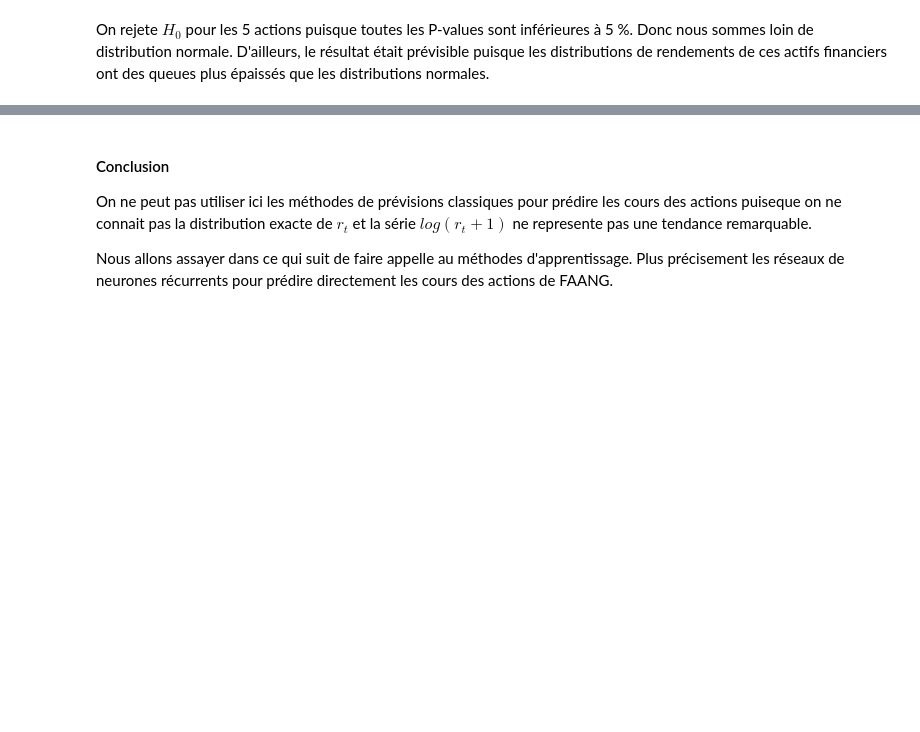
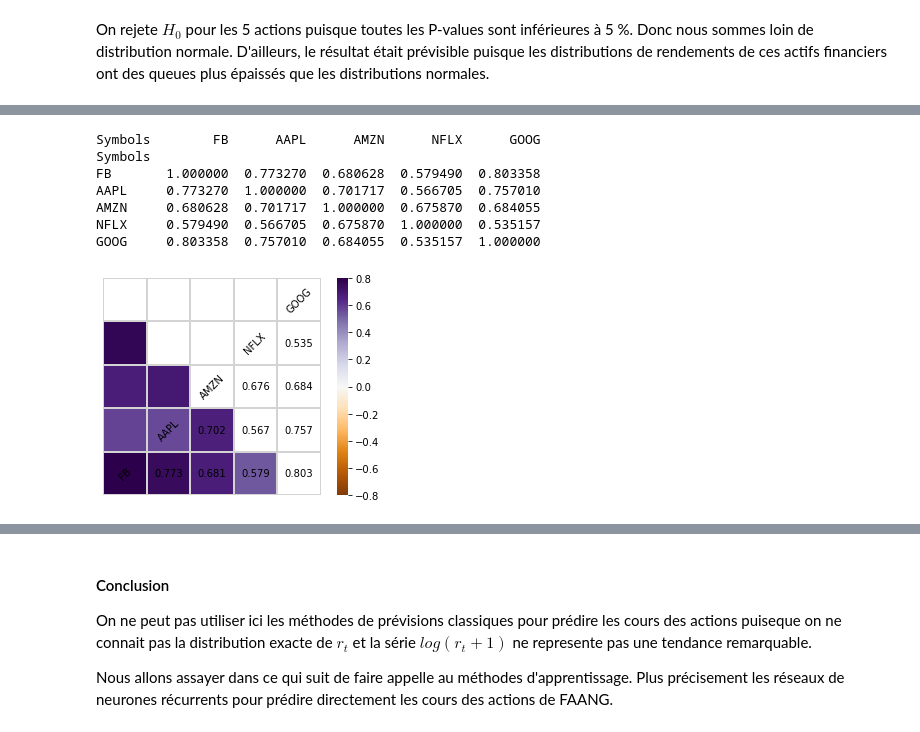
Before and after one commit to lasme-ephrem/pythonproject2a, a Jupyter notebook: Notebook_Fouzia.ipynb, the cells around one changed output, grey strips where cells are left out. Cells and saved outputs as stored; diff of their text form; code cells hidden in the pictures; blank space fills up the shorter version.

```diff
--- a/Notebook_Fouzia.ipynb
+++ b/Notebook_Fouzia.ipynb
@@ -230,8 +234,3 @@ Avec :
 
 
 Nous utilisons le module stats de scipy pour réaliser le test de Jarque-Bera.
-# %%
-from scipy import stats
-x=firme['Adj Close'].pct_change().dropna()
-jarque_bera_test = stats.jarque_bera(x)
-jarque_bera_test
@@ -250,3 +247,15 @@ JBNFLX ===== Jarque_beraResult(statistic=46.63075100327056, pvalue=7.48618944612
 JBGOOG ===== Jarque_beraResult(statistic=147.33084224174826, pvalue=0.0)
 # %% [markdown]
 On rejete $H_0$ pour les 5 actions puisque toutes les P-values sont  inférieures à 5 %. Donc nous sommes loin de distribution normale. D'ailleurs, le résultat était prévisible puisque les distributions de rendements de ces actifs financiers ont des queues plus épaissés que les distributions normales.
+# %%
+# récupération de la matrice des rentabilités des 5 actions
+# liste des firmes de la tech
+FAANG = ['FB','AAPL','AMZN', 'NFLX','GOOG']
+
+# date de début et date de fin d'extraction des données : extraction de 1 année complète + 1 année retrospective de cours
+fin = datetime.now()
+debut = datetime(fin.year - 1, fin.month, fin.day)
+
+Matcours = DataReader(FAANG, 'yahoo', debut, fin)['Adj Close']
+Matrend = Matcours.pct_change()
+Matrend.tail()
@@ -252,0 +270,33 @@ On rejete $H_0$ pour les 5 actions puisque toutes les P-values sont  inférieure
+# %%
+#Matrice des corrélations
+corr = Matrend.corr()
+print(corr)
+# Les coefficients de corrélation dans le triangle en bas
+mask = np.zeros_like(corr, dtype=np.bool)
+mask[np.triu_indices_from(mask)] = True
+
+# Création de la matrice
+fig, ax = plt.subplots()
+
+# Affectation à chaque case sa valeur de coefficient de corrélation on utilisant mask
+vmax = np.abs(corr.values[~mask]).max()
+sns.heatmap(corr, mask=mask, cmap=plt.cm.PuOr, vmin=-vmax, vmax=vmax,
+            square=True, linecolor="lightgray", linewidths=1, ax=ax)
+for i in range(len(corr)):
+    ax.text(i+0.5,len(corr)-(i+0.5), corr.columns[i],
+            ha="center", va="center", rotation=45)
+    for j in range(i+1, len(corr)):
+        s = "{:.3f}".format(corr.values[i,j])
+        ax.text(j+0.5,len(corr)-(i+0.5),s,
+            ha="center", va="center")
+ax.axis("off")
+plt.show()
+# %% [output]
+Symbols        FB      AAPL      AMZN      NFLX      GOOG
+Symbols
+FB       1.000000  0.773270  0.680628  0.579490  0.803358
+AAPL     0.773270  1.000000  0.701717  0.566705  0.757010
+AMZN     0.680628  0.701717  1.000000  0.675870  0.684055
+NFLX     0.579490  0.566705  0.675870  1.000000  0.535157
+GOOG     0.803358  0.757010  0.684055  0.535157  1.000000
+[figure, added]
```
Also changed, not shown: parts of 6 cells of this notebook.
